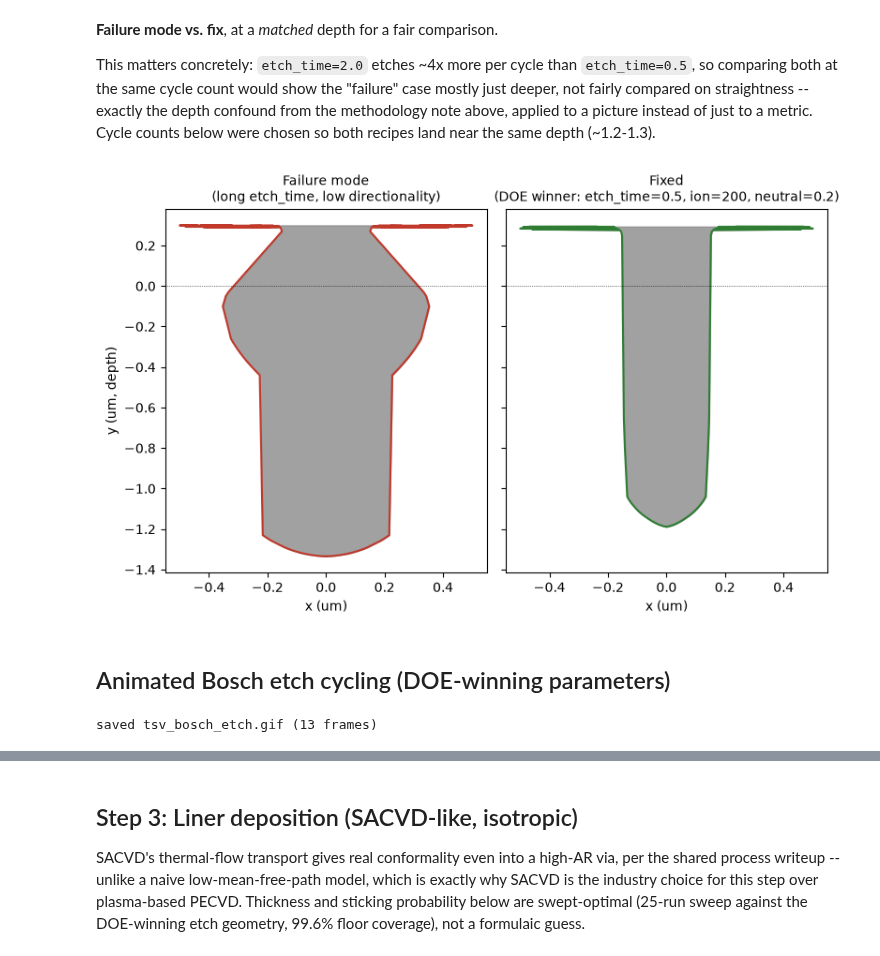
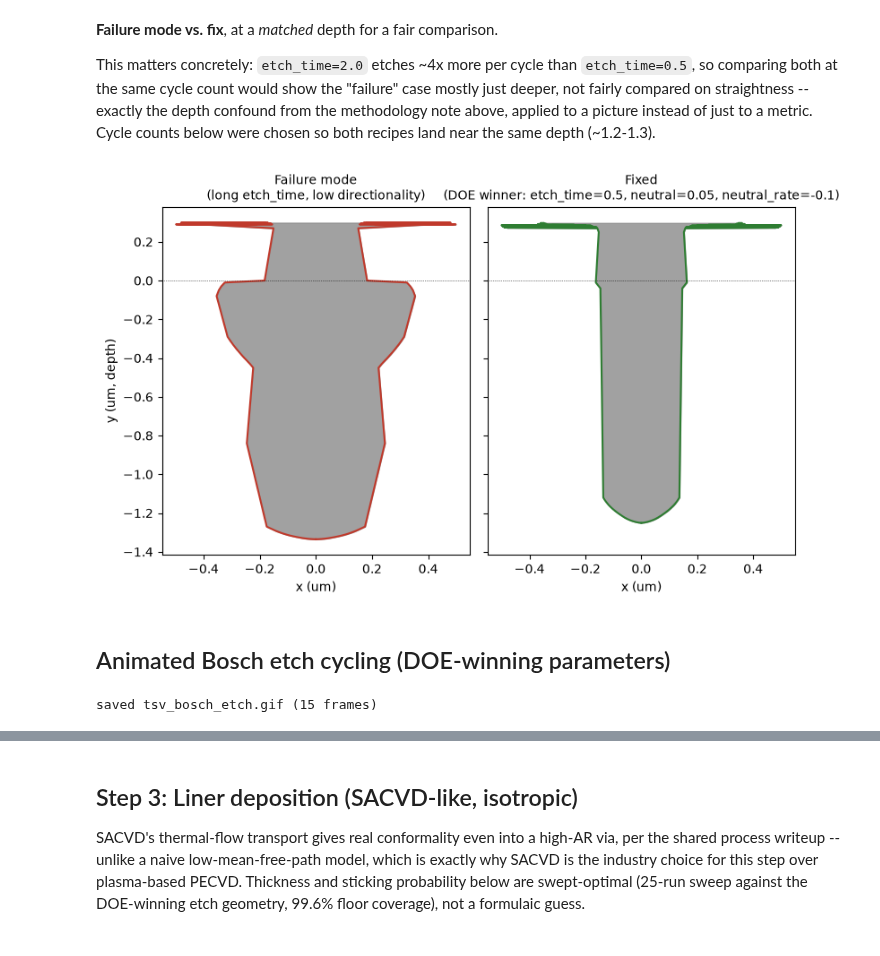
Before and after one commit to haomingkoo/ViennaPS-HBM, a Jupyter notebook: tsv_traveler.ipynb, the cells around one changed output, grey strips where cells are left out. Drawn from its saved outputs; the diff is of its cells as text; code cells hidden in the pictures.

```diff
--- a/tsv_traveler.ipynb
+++ b/tsv_traveler.ipynb
@@ -28,11 +30,15 @@ MATERIAL_COLOR = {
     "Cu_barrier": "#c9a876", "Cu_fill": "#d98a4f",
 }
 
-# Winning parameters from the 768-run etch DOE + downstream sweeps.
-ETCH = dict(ion_source_exponent=200, neutral_sticking_probability=0.2,
-            etch_time=0.5, deposition_thickness=0.01)
-PRODUCTION_CYCLES = 12  # see methodology note: chosen to reach a depth
-                         # comparable to the pre-DOE baseline, not just "more"
+# Winning parameters: the 768-run 4-parameter etch DOE, superseded by an
+# 800-run combined DOE on the top-4 knobs found by screening all 11 real
+# etch parameters (neutral_sticking_probability and neutral_rate now use
+# the new winner -- see the DOE-effects comparison below).
+ETCH = dict(ion_source_exponent=200, neutral_sticking_probability=0.05,
+            etch_time=0.5, deposition_thickness=0.01, initial_etch_time=0.3,
+            neutral_rate=-0.1)
+PRODUCTION_CYCLES = 14  # depth-matched to the new winner (etches slightly
+                         # less per cycle than the old neutral=0.2 recipe)
 LINER = dict(thickness=0.02, sticking=0.2)
 BARRIER = dict(thickness=0.015, iso_ratio=0.1)
 FILL_SUPERCONFORMAL = dict(thickness=0.18, iso_ratio=0.05)
@@ -144,0 +168,29 @@ improvement: 2.6x
+# %%
+with open("sweep_top4_results.json") as f:
+    doe4 = json.load(f)
+valid4 = [r for r in doe4["results"] if r["bulge"] is not None]
+
+def effect_range4(key, values):
+    means = [np.mean([r["bulge"] for r in valid4 if r[key] == v]) for v in values]
+    return max(means) - min(means)
+
+params4 = [
+    ("etch_time", doe4["etch_times"], "etch_time"),
+    ("neutral_sticking_probability", doe4["neutral_sticking"], "neutral"),
+    ("initial_etch_time", doe4["initial_etch_times"], "initial_etch_time"),
+    ("neutral_rate", doe4["neutral_rates"], "neutral_rate"),
+]
+effects4 = [(name, effect_range4(key, values)) for name, values, key in params4]
+effects4.sort(key=lambda e: -e[1])
+
+fig, ax = plt.subplots(figsize=(6, 3.5))
+names4 = [e[0] for e in effects4]
+ranges4 = [e[1] for e in effects4]
+bars4 = ax.barh(names4, ranges4, color=["#2e7d32" if i < 2 else "#8a8f94" for i in range(len(names4))])
+ax.set_xlabel("effect range on wall bulge (mean, across the sweep)")
+ax.set_title(f"800-run top-4 DOE: {len(valid4)} valid points")
+for bar, r in zip(bars4, ranges4):
+    ax.text(bar.get_width(), bar.get_y() + bar.get_height()/2, f"  {r:.4f}", va="center", fontsize=9)
+plt.tight_layout()
+plt.savefig("fig_doe4_effects.png", dpi=130)
+plt.show()
@@ -154,33 +270,33 @@ both recipes land near the same depth (~1.2-1.3).
 # %%
 BAD_CYCLES = 3  # depth-matched to PRODUCTION_CYCLES at etch_time=0.5 -- NOT
                  # the same cycle count, see the note above for why
 geo_bad = tp.make_initial_geometry(radius=0.15)
 geo_bad, depth_bad = tp.bosch_etch(geo_bad, num_cycles=BAD_CYCLES,
                                     ion_source_exponent=50, neutral_sticking_probability=0.02,
                                     etch_time=2.0, deposition_thickness=0.04)
 pts_bad = tp.trim_for_display(tp.profile_points(geo_bad), 0.31)
 
 geo_good = tp.make_initial_geometry(radius=0.15)
 geo_good, depth_good = tp.bosch_etch(geo_good, num_cycles=PRODUCTION_CYCLES, **ETCH)
 pts_good = tp.trim_for_display(tp.profile_points(geo_good), 0.31)
 
 fig, axes = plt.subplots(1, 2, figsize=(8, 5), sharey=True)
 for ax, pts, depth, title, color in [
     (axes[0], pts_bad, depth_bad, "Failure mode\n(long etch_time, low directionality)", "#c0392b"),
-    (axes[1], pts_good, depth_good, "Fixed\n(DOE winner: etch_time=0.5, ion=200, neutral=0.2)", "#2e7d32"),
+    (axes[1], pts_good, depth_good, "Fixed\n(DOE winner: etch_time=0.5, neutral=0.05, neutral_rate=-0.1)", "#2e7d32"),
 ]:
     ax.fill_betweenx(pts[:, 1], -pts[:, 0], pts[:, 0], color=MATERIAL_COLOR["Si"], alpha=0.8)
     ax.plot(pts[:, 0], pts[:, 1], color=color, lw=1.5)
     ax.plot(-pts[:, 0], pts[:, 1], color=color, lw=1.5)
     ax.axhline(0, color="k", lw=0.5, ls=":")
     ax.set_title(title, fontsize=10)
     ax.set_xlabel("x (um)")
 axes[0].set_ylabel("y (um, depth)")
 plt.tight_layout()
 plt.savefig("fig_etch_failure_vs_fix.png", dpi=130)
 plt.show()
 # %% [output]
-[figure, old version]
+[figure, new version]
 # %% [markdown]
 ## Animated Bosch etch cycling (DOE-winning parameters)
 # %%
@@ -207,7 +323,7 @@ anim.save("tsv_bosch_etch.gif", writer=animation.PillowWriter(fps=4))
 plt.close(fig)
 print(f"saved tsv_bosch_etch.gif ({len(frames)} frames)")
 # %% [output]
-saved tsv_bosch_etch.gif (13 frames)
+saved tsv_bosch_etch.gif (15 frames)
 # %% [markdown]
 ![Bosch etch animation](tsv_bosch_etch.gif)
 
```
Also changed, not shown: parts of 22 cells of this notebook, 29 other files.
